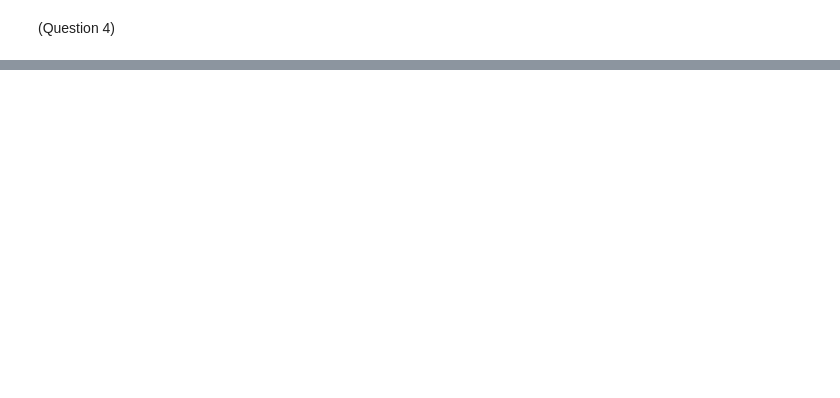
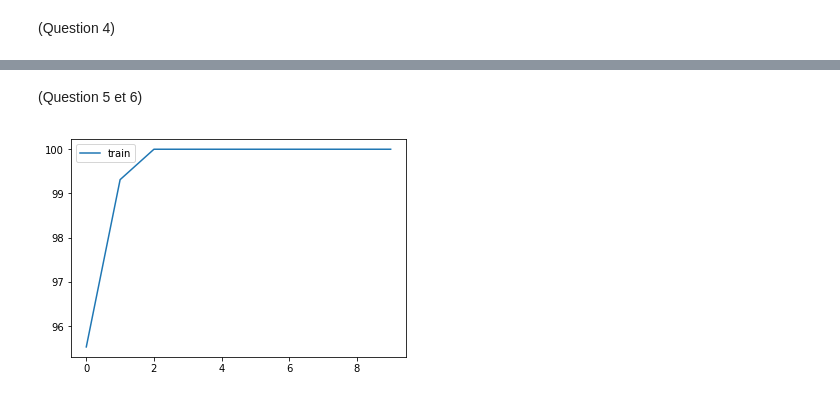
Before and after one commit to Kayoku/A2DI, a Jupyter notebook: TP4/tp4-exo1.ipynb, the cells around one changed output, grey strips where cells are left out. Cells and saved outputs as stored; diff of their text form; code cells hidden in the pictures; blank space fills up the shorter version.

```diff
--- a/TP4/tp4-exo1.ipynb
+++ b/TP4/tp4-exo1.ipynb
@@ -6,7 +6,16 @@
 (Question 1)
 # %%
 from sklearn import datasets
+import matplotlib.pyplot as plt
 import numpy as np
+
+# Permet l'affichage des graphiques
+
+%matplotlib inline
+
+# Variable utiles
+
+nb_features = 64
 
 data=datasets.load_digits()
 X=data.data
@@ -50,6 +41,2 @@ c1 = np.sign(c1-np.mean(c1))
 # %% [markdown]
 (Question 4)
-# %%
-def kfold_data(X, c, k):
-    ar5 = []
-    ar6 = []
@@ -55,0 +117,58 @@ def kfold_data(X, c, k):
+# %% [markdown]
+(Question 5 et 6)
+# %%
+# Fonction ptest qui évalue un x selon un theta
+def ptest(x, theta):
+    # Ajout du 1 à chaque x
+    npx = np.insert(np.array(x), nb_features, 1, axis=1)
+
+    # On met theta comme il faut
+    theta = theta.reshape((1, nb_features+1))
+
+    # Calcul
+    v = np.dot(theta, npx.T)
+
+    # On applique la fonction signe
+    v = np.sign(v)
+
+    return v[0][0]
+
+# Fonction ptrain
+error_train = []
+
+def ptrain_v2(X_train, c_train, iterations):
+    history = []
+    theta = np.array([np.random.random() for _ in range(nb_features+1)])
+
+    for _ in range(iterations):
+        for i in range(len(c_train)):
+            x = [X_train[j][i] for j in range(nb_features)]
+            c = ptest([x], theta)
+
+            # Erreur
+            if (c == 1 and c_train[i] == -1) or (c == -1 and c_train[i] == 1):
+                theta -= c * np.concatenate((np.array(x),np.array([1])))
+
+        # Calcul de l'erreur
+        cpt = 0
+        for i in range(len(c_train)):
+            x = [X_train[j][i] for j in range(nb_features)]
+            c = ptest([x], theta)
+
+            if (c == 1 and c_train[i] == 1) or (c == -1 and c_train[i] == -1):
+                cpt += 1
+
+        cpt = (cpt/len(c_train))*100
+        error_train.append(cpt)
+        history.append((cpt, theta.copy()))
+
+
+    plt.plot(error_train, label='train')
+    plt.legend()
+    plt.show()
+
+    return list(reversed(sorted(history, key=lambda x : x[0])))[0][1]
+
+theta = ptrain_v2(t[0][0], t[1][0], 10)
+# %% [output]
+[figure, added]
```
Also changed, not shown: parts of 2 cells of this notebook, 1 other file.
